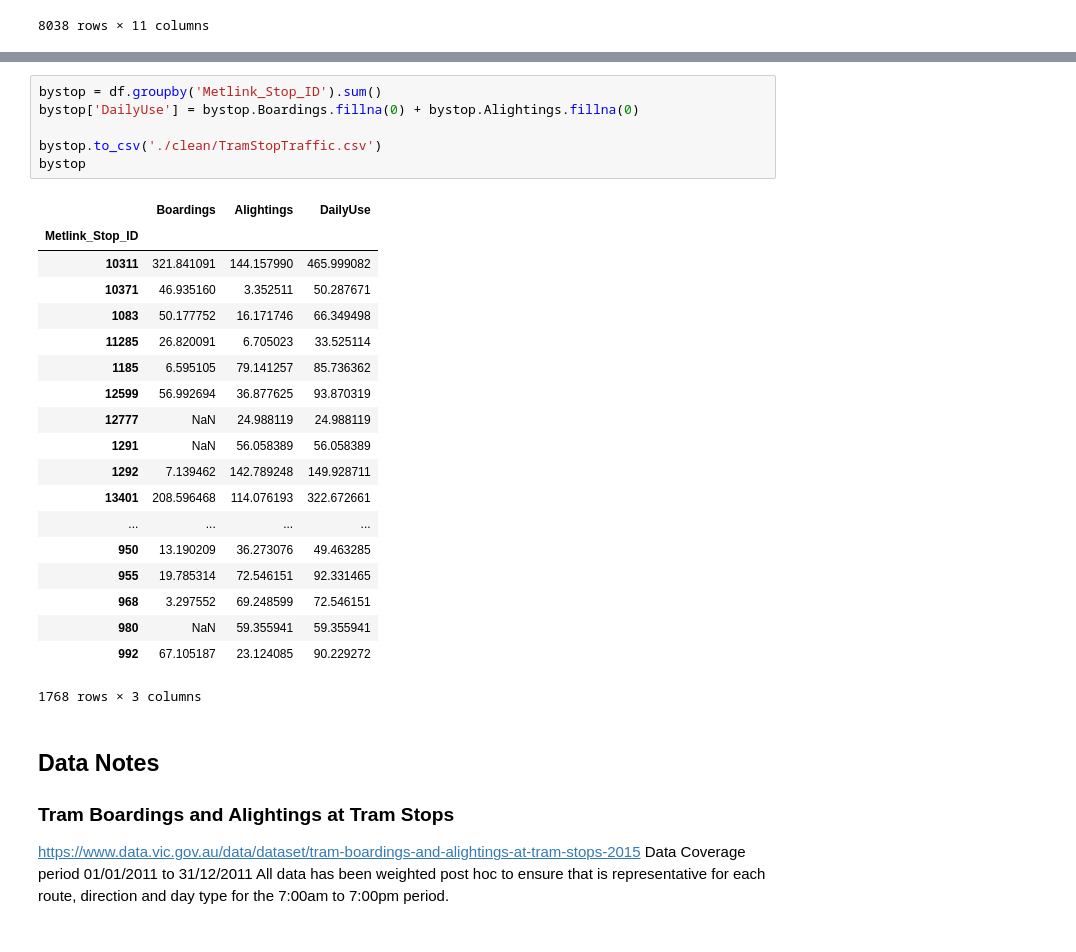
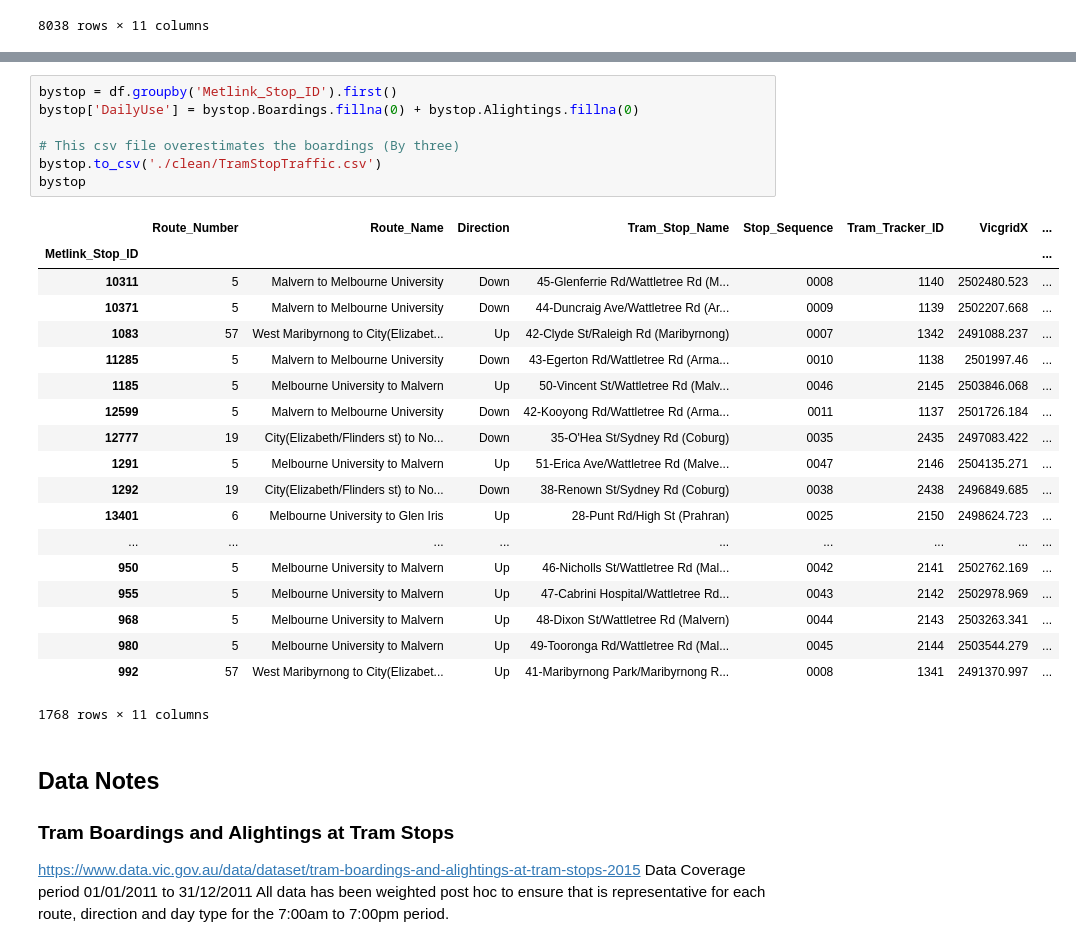
Before and after one commit to FunOnTheUpfield/DataVicGovAuPTDataCleaner, a Jupyter notebook: TramBoardingAlighting_DataCleaner.ipynb, the cells around one changed output, grey strips where cells are left out. Saved outputs shown, nothing was run; the diff lists cells and outputs as text.

```diff
--- a/TramBoardingAlighting_DataCleaner.ipynb
+++ b/TramBoardingAlighting_DataCleaner.ipynb
@@ -49,29 +42,30 @@ This order matches the order in the meta data description so it  appears to be a
 # %%
-bystop = df.groupby('Metlink_Stop_ID').sum()
+bystop = df.groupby('Metlink_Stop_ID').first()
 bystop['DailyUse'] = bystop.Boardings.fillna(0) + bystop.Alightings.fillna(0)
 
+# This csv file overestimates the boardings (By three)
 bystop.to_csv('./clean/TramStopTraffic.csv')
 bystop
 # %% [output]
-|  | Boardings | Alightings | DailyUse |
-| Metlink_Stop_ID |  |  |  |
-| 10311 | 321.841091 | 144.157990 | 465.999082 |
-| 10371 | 46.935160 | 3.352511 | 50.287671 |
-| 1083 | 50.177752 | 16.171746 | 66.349498 |
-| 11285 | 26.820091 | 6.705023 | 33.525114 |
-| 1185 | 6.595105 | 79.141257 | 85.736362 |
-| 12599 | 56.992694 | 36.877625 | 93.870319 |
-| 12777 | NaN | 24.988119 | 24.988119 |
-| 1291 | NaN | 56.058389 | 56.058389 |
-| 1292 | 7.139462 | 142.789248 | 149.928711 |
-| 13401 | 208.596468 | 114.076193 | 322.672661 |
-| ... | ... | ... | ... |
-| 950 | 13.190209 | 36.273076 | 49.463285 |
-| 955 | 19.785314 | 72.546151 | 92.331465 |
-| 968 | 3.297552 | 69.248599 | 72.546151 |
-| 980 | NaN | 59.355941 | 59.355941 |
-| 992 | 67.105187 | 23.124085 | 90.229272 |
+|  | Route_Number | Route_Name | Direction | Tram_Stop_Name | Stop_Sequence | Tram_Tracker_ID | VicgridX | ... |
+| Metlink_Stop_ID |  |  |  |  |  |  |  | ... |
+| 10311 | 5 | Malvern to Melbourne University | Down | 45-Glenferrie Rd/Wattletree Rd (M... | 0008 | 1140 | 2502480.523 | ... |
+| 10371 | 5 | Malvern to Melbourne University | Down | 44-Duncraig Ave/Wattletree Rd (Ar... | 0009 | 1139 | 2502207.668 | ... |
+| 1083 | 57 | West Maribyrnong to City(Elizabet... | Up | 42-Clyde St/Raleigh Rd (Maribyrnong) | 0007 | 1342 | 2491088.237 | ... |
+| 11285 | 5 | Malvern to Melbourne University | Down | 43-Egerton Rd/Wattletree Rd (Arma... | 0010 | 1138 | 2501997.46 | ... |
+| 1185 | 5 | Melbourne University to Malvern | Up | 50-Vincent St/Wattletree Rd (Malv... | 0046 | 2145 | 2503846.068 | ... |
+| 12599 | 5 | Malvern to Melbourne University | Down | 42-Kooyong Rd/Wattletree Rd (Arma... | 0011 | 1137 | 2501726.184 | ... |
+| 12777 | 19 | City(Elizabeth/Flinders st) to No... | Down | 35-O'Hea St/Sydney Rd (Coburg) | 0035 | 2435 | 2497083.422 | ... |
+| 1291 | 5 | Melbourne University to Malvern | Up | 51-Erica Ave/Wattletree Rd (Malve... | 0047 | 2146 | 2504135.271 | ... |
+| 1292 | 19 | City(Elizabeth/Flinders st) to No... | Down | 38-Renown St/Sydney Rd (Coburg) | 0038 | 2438 | 2496849.685 | ... |
+| 13401 | 6 | Melbourne University to Glen Iris | Up | 28-Punt Rd/High St (Prahran) | 0025 | 2150 | 2498624.723 | ... |
+| ... | ... | ... | ... | ... | ... | ... | ... | ... |
+| 950 | 5 | Melbourne University to Malvern | Up | 46-Nicholls St/Wattletree Rd (Mal... | 0042 | 2141 | 2502762.169 | ... |
+| 955 | 5 | Melbourne University to Malvern | Up | 47-Cabrini Hospital/Wattletree Rd... | 0043 | 2142 | 2502978.969 | ... |
+| 968 | 5 | Melbourne University to Malvern | Up | 48-Dixon St/Wattletree Rd (Malvern) | 0044 | 2143 | 2503263.341 | ... |
+| 980 | 5 | Melbourne University to Malvern | Up | 49-Tooronga Rd/Wattletree Rd (Mal... | 0045 | 2144 | 2503544.279 | ... |
+| 992 | 57 | West Maribyrnong to City(Elizabet... | Up | 41-Maribyrnong Park/Maribyrnong R... | 0008 | 1341 | 2491370.997 | ... |
-1768 rows × 3 columns
+1768 rows × 11 columns
 # %% [markdown]
 
 ## Data Notes
```
Also changed, not shown: parts of 2 cells of this notebook, 3 other files.
